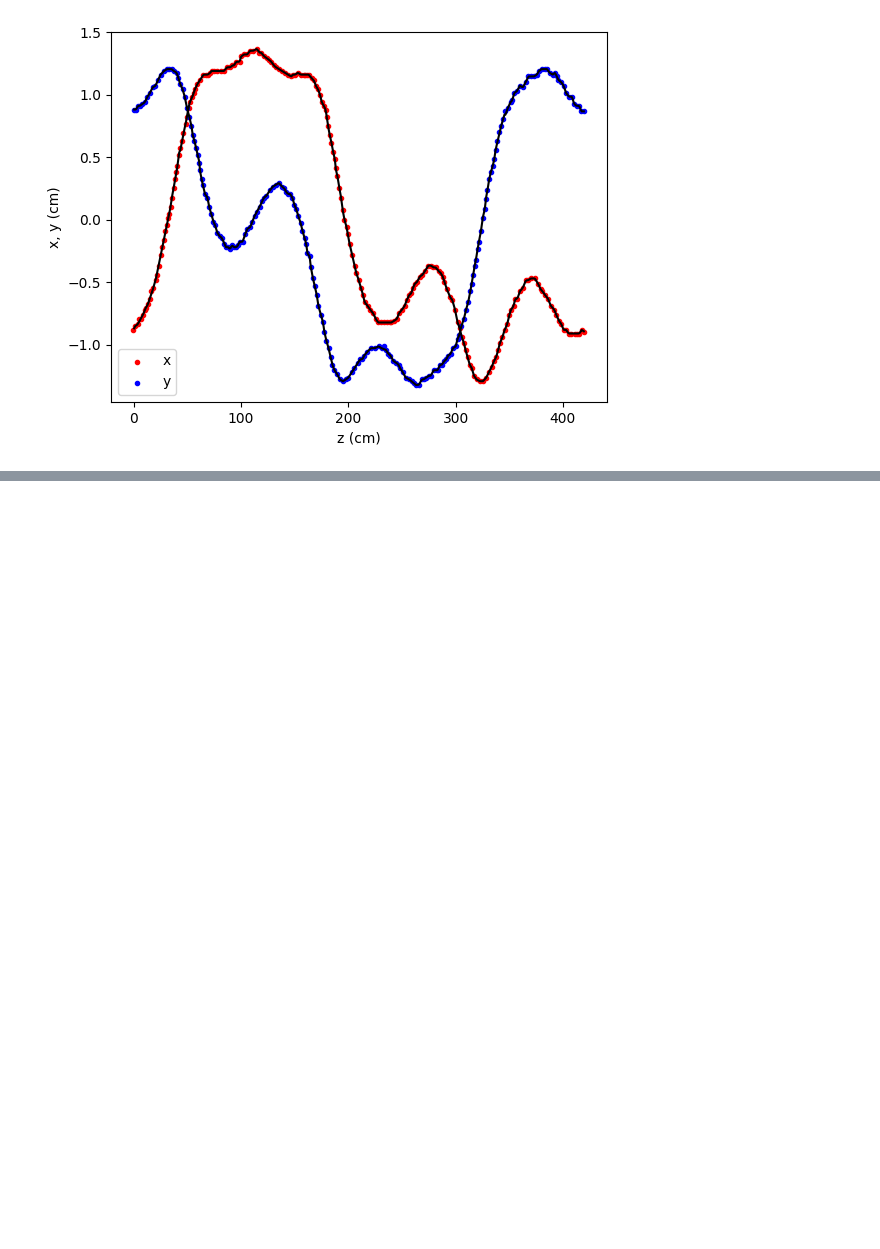
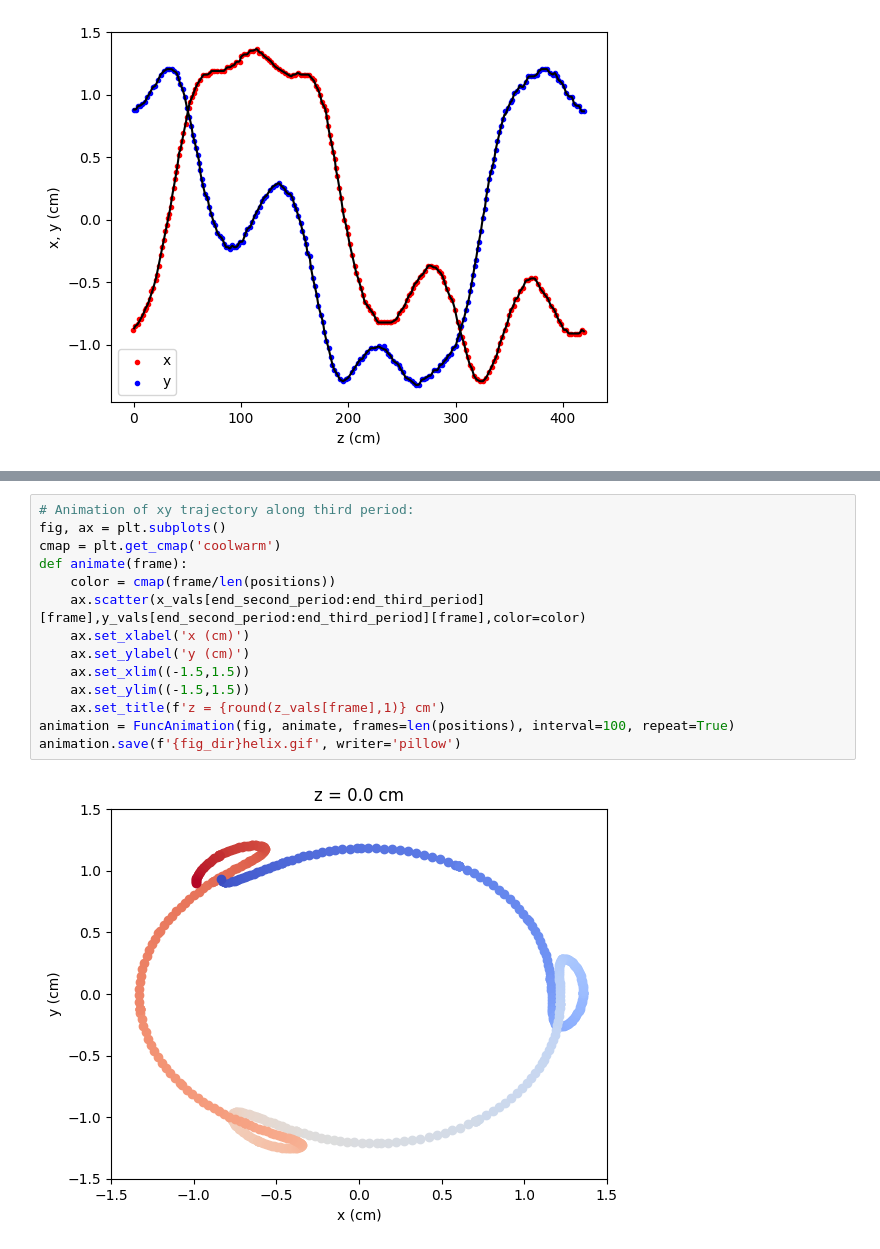
Before and after one commit to criggall/muon-cooling, a Jupyter notebook: plot-reference-particle.ipynb, the cells around one changed output, grey strips where cells are left out. Drawn from its saved outputs; the diff is of its cells as text; blank space fills up the shorter version.

```diff
--- a/plot-reference-particle.ipynb
+++ b/plot-reference-particle.ipynb
@@ -301,0 +308,16 @@ print(ptotal_vals[0])
+# %%
+# Animation of xy trajectory along third period:
+fig, ax = plt.subplots()
+cmap = plt.get_cmap('coolwarm')
+def animate(frame):
+    color = cmap(frame/len(positions))
+    ax.scatter(x_vals[end_second_period:end_third_period][frame],y_vals[end_second_period:end_third_period][frame],color=color)
+    ax.set_xlabel('x (cm)')
+    ax.set_ylabel('y (cm)')
+    ax.set_xlim((-1.5,1.5))
+    ax.set_ylim((-1.5,1.5))
+    ax.set_title(f'z = {round(z_vals[frame],1)} cm')
+animation = FuncAnimation(fig, animate, frames=len(positions), interval=100, repeat=True)
+animation.save(f'{fig_dir}helix.gif', writer='pillow')
+# %% [output]
+[figure, added]
```
Also changed, not shown: parts of 14 cells of this notebook, 14 other files.
